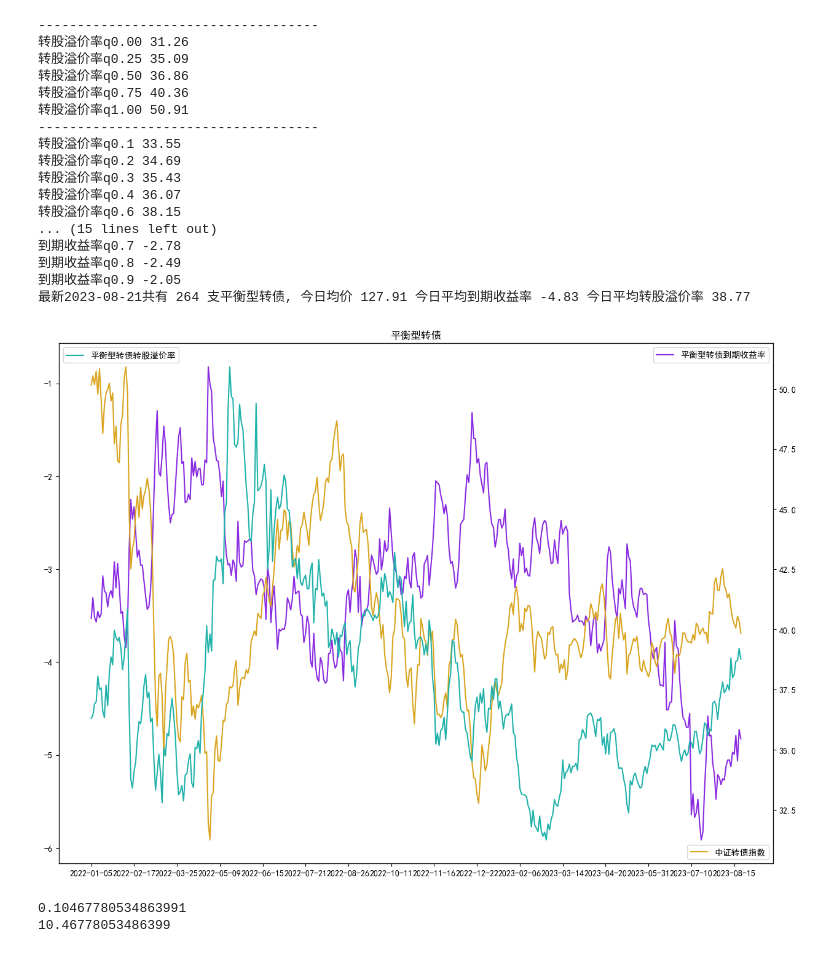
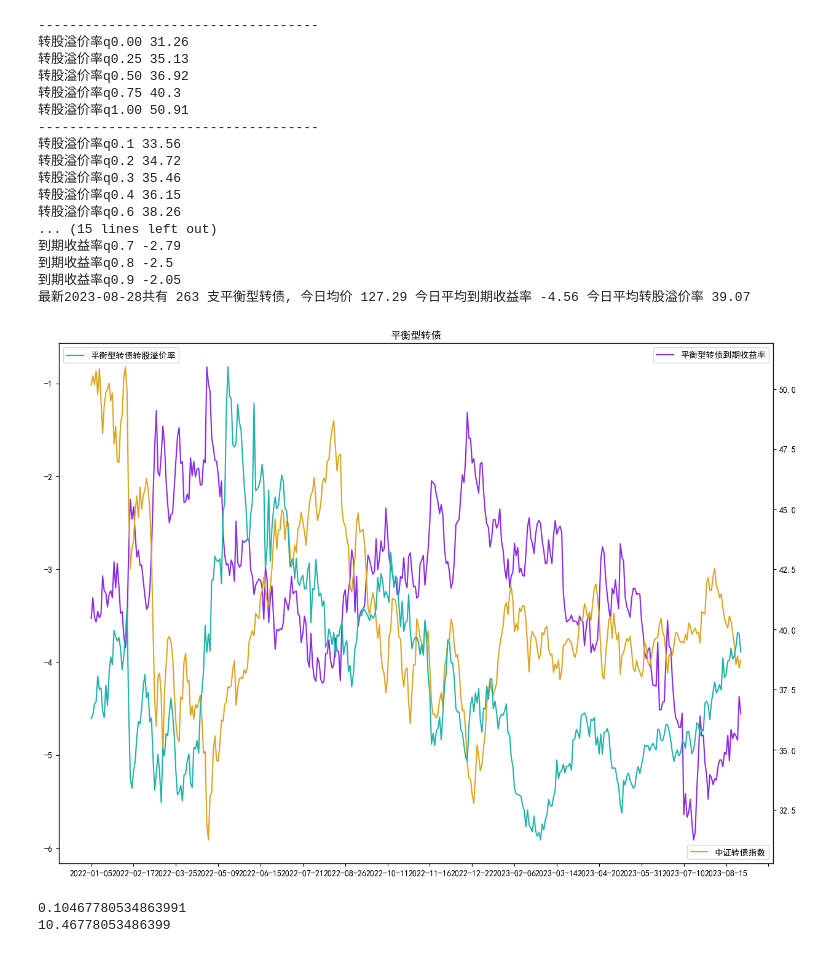
Before and after one commit to Big-ZhangCG/DB_FROM_20230811, a Jupyter notebook: mywork_ByZCG/mywork_平衡型转债绘图.ipynb, the cells around one changed output. Saved outputs shown, nothing was run; the diff lists cells and outputs as text; code cells hidden in the pictures.

```diff
--- a/mywork_ByZCG/mywork_平衡型转债绘图.ipynb
+++ b/mywork_ByZCG/mywork_平衡型转债绘图.ipynb
@@ -152,7 +152,7 @@ plt.rcParams['figure.figsize'] = (15, 11)
 
 # 这里是更改回测时间周期，有个数据一周更新一次，所以需要每周一的时候手动更新一下这里的时间区间
 # By 张程功
-dts = DTBS['D']['day'][1218:1613]
+dts = DTBS['D']['day'][1218:1618]
 
 zz = []
 for dt in dts:
@@ -217,45 +217,45 @@ print('转股溢价率q0.9', round(np.quantile(a=all_mean3_clean, q = 0.9),2))
 
 all_mean1_clean = [i for i in all_mean1 if not np.isnan(i)]
 print('------------------------------------')
 print('到期收益率q0.00', round(np.quantile(a=all_mean1_clean, q = 0),2))
 print('到期收益率q0.25', round(np.quantile(a=all_mean1_clean, q = 0.25),2))
 print('到期收益率q0.50', round(np.quantile(a=all_mean1_clean, q = 0.5),2))
 print('到期收益率q0.75', round(np.quantile(a=all_mean1_clean, q = 0.75),2))
 print('到期收益率q1.00', round(np.quantile(a=all_mean1_clean, q = 1),2))
 print('------------------------------------')
 print('到期收益率q0.1', round(np.quantile(a=all_mean1_clean, q = 0.1),2))
 print('到期收益率q0.2', round(np.quantile(a=all_mean1_clean, q = 0.2),2))
 print('到期收益率q0.3', round(np.quantile(a=all_mean1_clean, q = 0.3),2))
 print('到期收益率q0.4', round(np.quantile(a=all_mean1_clean, q = 0.4),2))
 print('到期收益率q0.6', round(np.quantile(a=all_mean1_clean, q = 0.6),2))
 print('到期收益率q0.7', round(np.quantile(a=all_mean1_clean, q = 0.7),2))
 print('到期收益率q0.8', round(np.quantile(a=all_mean1_clean, q = 0.8),2))
 print('到期收益率q0.9', round(np.quantile(a=all_mean1_clean, q = 0.9),2))
 
 print('最新'+dts[-1]+'共有',len(d) ,'支平衡型转债, 今日均价',round(all_mean2[-1],2),'今日平均到期收益率',round(all_mean1[-1],2),'今日平均转股溢价率',round(all_mean3[-1],2))
 
 
 
 plt.show()
 # %% [output]
 ------------------------------------
 转股溢价率q0.00 31.26
-转股溢价率q0.25 35.09
-转股溢价率q0.50 36.86
-转股溢价率q0.75 40.36
+转股溢价率q0.25 35.13
+转股溢价率q0.50 36.92
+转股溢价率q0.75 40.3
 转股溢价率q1.00 50.91
 ------------------------------------
-转股溢价率q0.1 33.55
-转股溢价率q0.2 34.69
-转股溢价率q0.3 35.43
-转股溢价率q0.4 36.07
-转股溢价率q0.6 38.15
+转股溢价率q0.1 33.56
+转股溢价率q0.2 34.72
+转股溢价率q0.3 35.46
+转股溢价率q0.4 36.15
+转股溢价率q0.6 38.26
 ... (15 lines left out)
-到期收益率q0.7 -2.78
-到期收益率q0.8 -2.49
+到期收益率q0.7 -2.79
+到期收益率q0.8 -2.5
 到期收益率q0.9 -2.05
-最新2023-08-21共有 264 支平衡型转债, 今日均价 127.91 今日平均到期收益率 -4.83 今日平均转股溢价率 38.77
+最新2023-08-28共有 263 支平衡型转债, 今日均价 127.29 今日平均到期收益率 -4.56 今日平均转股溢价率 39.07
-[figure, old version]
+[figure, new version]
 # %%
 print(DTBS['A']['127086.SZ']['2023-08-14']['csv']/DTBS['A']['127086.SZ']['2023-08-14']['cz']-1)
 print(DTBS['A']['127086.SZ']['2023-08-14']['pd'])
```
Also changed, not shown: 11 other files.
